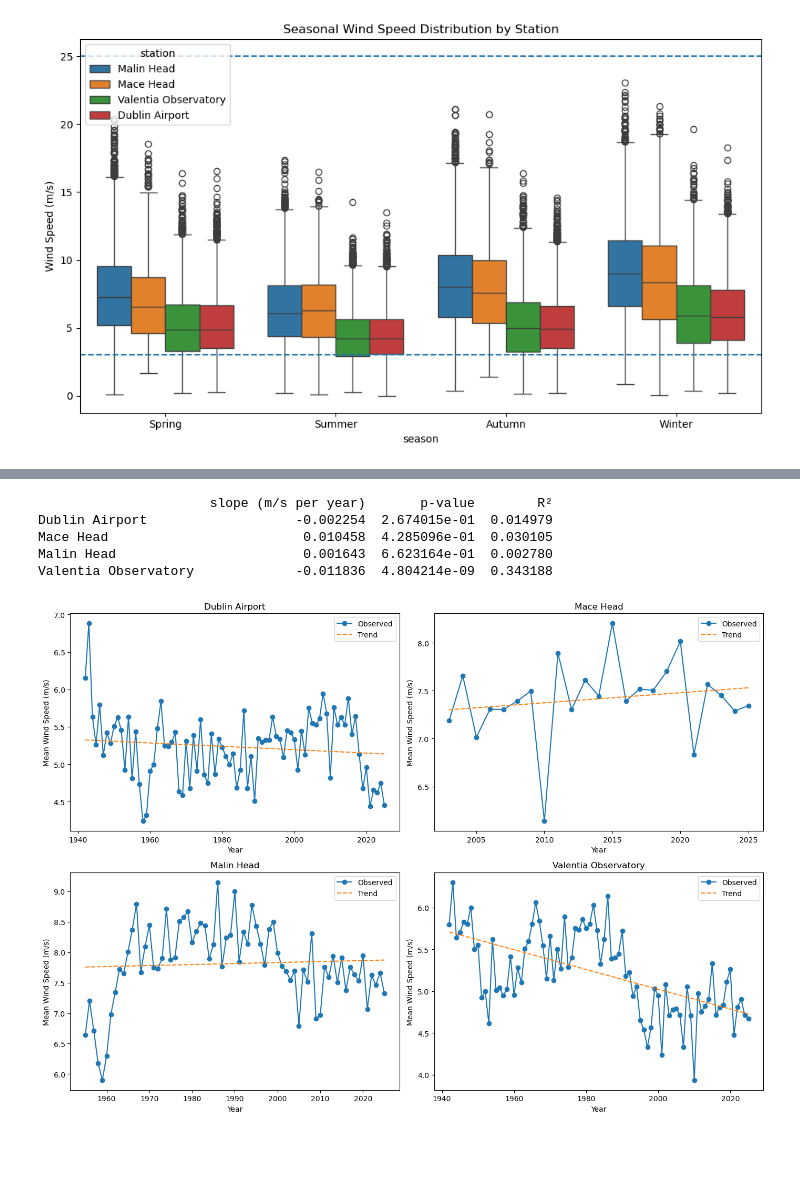
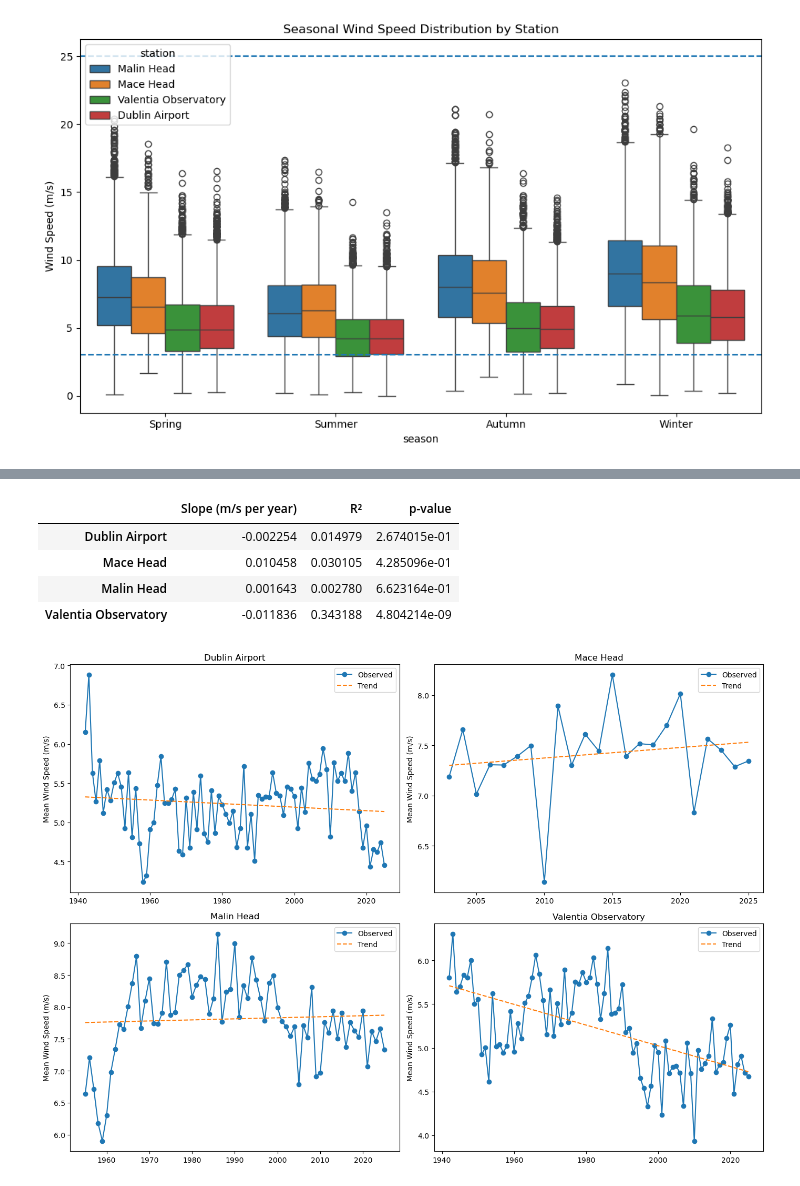
Before and after one commit to fin81985/PFDA-Project, a Jupyter notebook: wind_analysis.ipynb, the cells around one changed output, grey strips where cells are left out. Cells and saved outputs as stored; diff of their text form; code cells hidden in the pictures; blank space fills up the shorter version.

```diff
--- a/wind_analysis.ipynb
+++ b/wind_analysis.ipynb
@@ -421,0 +149,17 @@ Valentia Observatory  78.532182  79.008671  73.563665  84.370861
+# %%
+# Seasonal pie charts
+station = 'Malin Head'
+
+usable = seasonal_usable.loc[station]
+non_usable = 100 - usable
+
+fig, axes = plt.subplots(1, 4, figsize=(16,4))
+for i, s in enumerate(usable.index):
+    axes[i].pie([usable[s], non_usable[s]],
+                labels=['Usable','Non-usable'],
+                autopct='%1.1f%%',
+                startangle=90)
+    axes[i].set_title(s)
+
+plt.suptitle(f'Seasonal Wind Usability – {station}')
+plt.show()
@@ -474,52 +238,46 @@ Observations:
 # %%
-# Trend analysis of yearly mean wind speeds
-
+#Linear trend analysis
 trend_results = {}
 
 for station in yearly_wind.index:
     y = yearly_wind.loc[station].dropna()
     x = y.index.values
-
-    slope, intercept, r_value, p_value, std_err = linregress(x, y.values)
+    slope, intercept, r, p, _ = linregress(x, y.values)
 
     trend_results[station] = {
-        'slope (m/s per year)': slope,
-        'p-value': p_value,
-        'R²': r_value**2
+        'Slope (m/s per year)': slope,
+        'R²': r**2,
+        'p-value': p
     }
 
-trend_df = pd.DataFrame(trend_results).T
-print(trend_df)
+pd.DataFrame(trend_results).T
 # %% [output]
-                      slope (m/s per year)       p-value        R²
-Dublin Airport                   -0.002254  2.674015e-01  0.014979
-Mace Head                         0.010458  4.285096e-01  0.030105
-Malin Head                        0.001643  6.623164e-01  0.002780
-Valentia Observatory             -0.011836  4.804214e-09  0.343188
+|  | Slope (m/s per year) | R² | p-value |
+| Dublin Airport | -0.002254 | 0.014979 | 2.674015e-01 |
+| Mace Head | 0.010458 | 0.030105 | 4.285096e-01 |
+| Malin Head | 0.001643 | 0.002780 | 6.623164e-01 |
+| Valentia Observatory | -0.011836 | 0.343188 | 4.804214e-09 |
 # %%
-# Plot yearly mean wind speeds with trend lines
+# Trend plots
 
-fig, axes = plt.subplots(2, 2, figsize=(14, 10))
+fig, axes = plt.subplots(2,2, figsize=(14,10))
 axes = axes.flatten()
 
 for i, station in enumerate(yearly_wind.index):
     y = yearly_wind.loc[station].dropna()
     x = y.index.values
+    slope, intercept, *_ = linregress(x, y.values)
 
-    slope, intercept, _, _, _ = linregress(x, y.values)
-
-    axes[i].plot(x, y.values, marker='o', label='Observed')
-    axes[i].plot(x, intercept + slope * x, linestyle='--', label='Trend')
-
+    axes[i].plot(x, y, marker='o', label='Observed')
+    axes[i].plot(x, intercept + slope*x, linestyle='--', label='Trend')
     axes[i].set_title(station)
-    axes[i].set_xlabel('Year')
     axes[i].set_ylabel('Mean Wind Speed (m/s)')
     axes[i].legend()
 
 plt.tight_layout()
 plt.show()
 # %% [output]
-[figure, old version]
+[figure, new version]
 # %% [markdown]
 Interpretation
 
```
Also changed, not shown: parts of 64 cells of this notebook.
